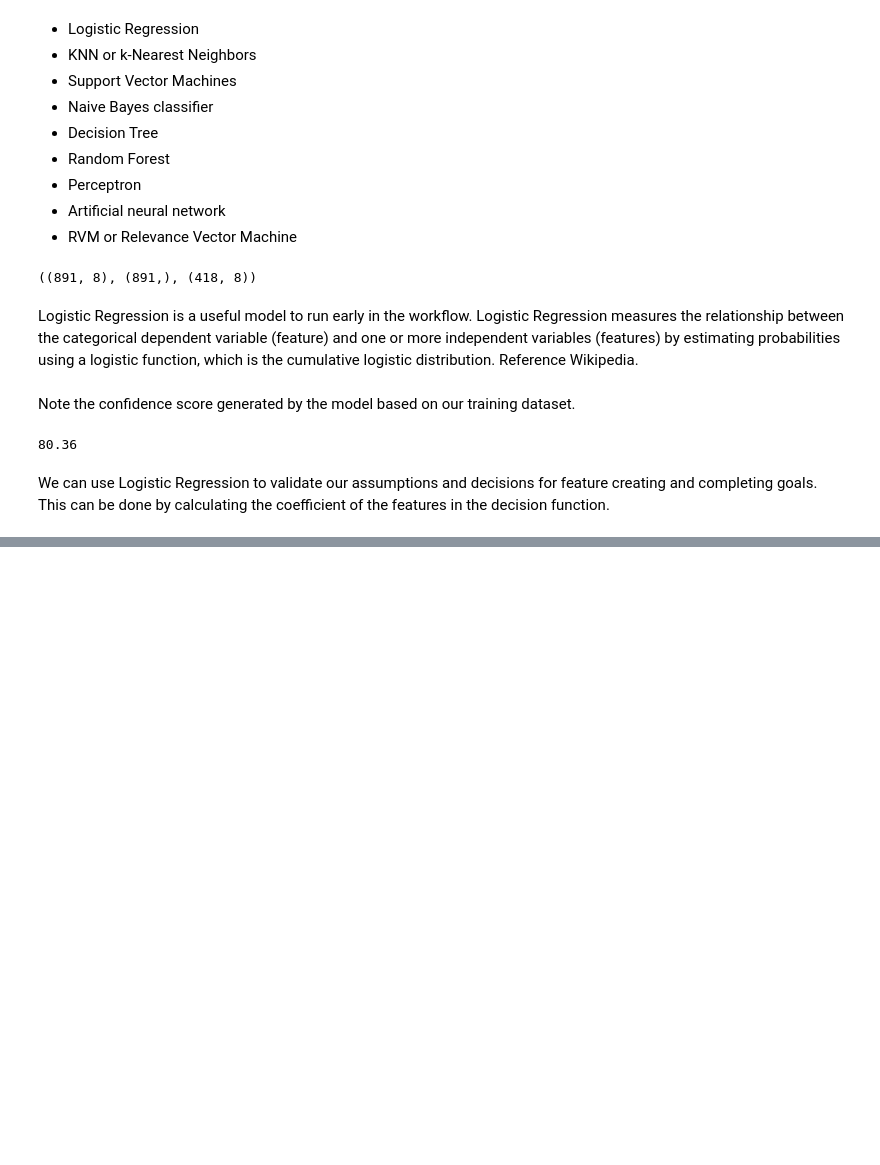
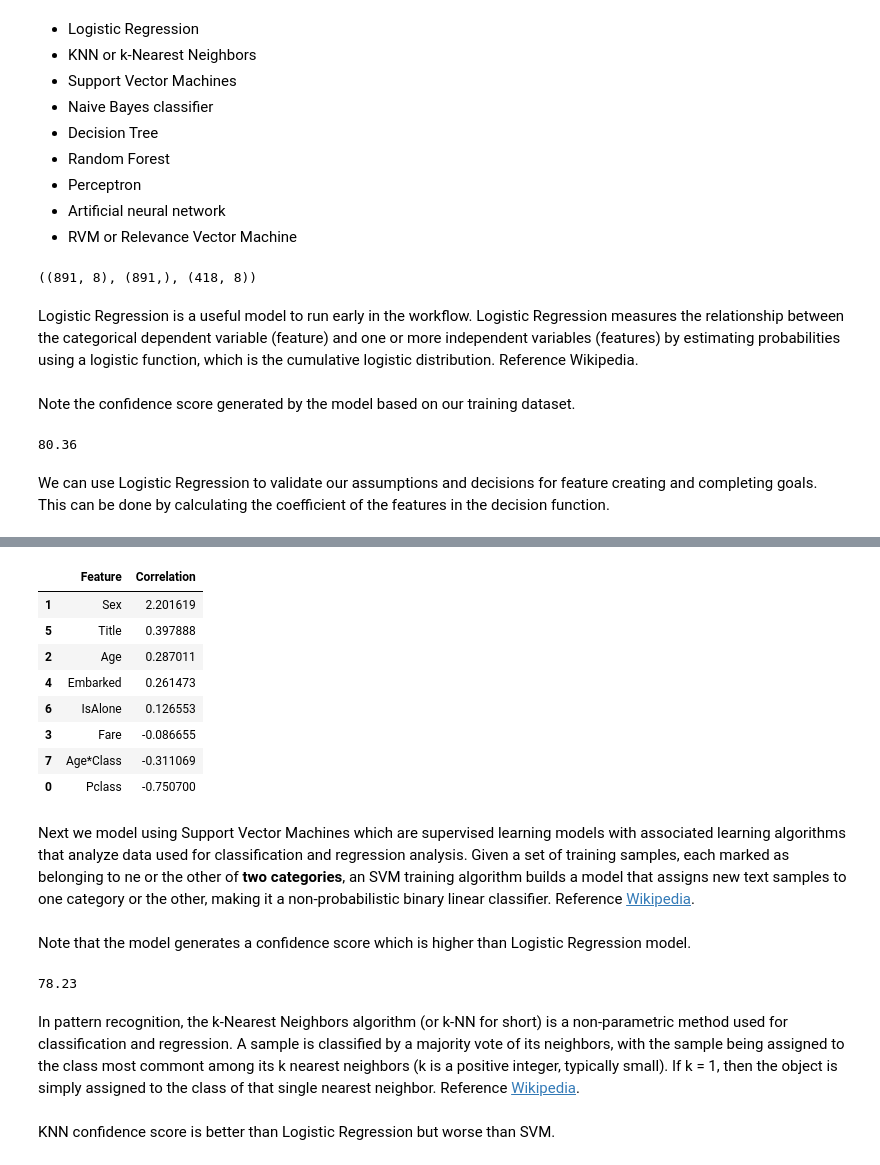
Before and after one commit to Sameta-cani/jwork, a Jupyter notebook: Titanic Data Science Solutions.ipynb, the cells around one changed output, grey strips where cells are left out. Drawn from its saved outputs; the diff is of its cells as text; code cells hidden in the pictures; blank space fills up the shorter version.

```diff
--- a/Titanic Data Science Solutions.ipynb
+++ b/Titanic Data Science Solutions.ipynb
@@ -993,0 +1003,34 @@ We can use Logistic Regression to validate our assumptions and decisions for fea
+# %%
+coeff_df = pd.DataFrame(train_df.columns.delete(0))
+coeff_df.columns = ['Feature']
+coeff_df["Correlation"] = pd.Series(logreg.coef_[0])
+
+coeff_df.sort_values(by='Correlation', ascending=False)
+# %% [output]
+|  | Feature | Correlation |
+| 1 | Sex | 2.201619 |
+| 5 | Title | 0.397888 |
+| 2 | Age | 0.287011 |
+| 4 | Embarked | 0.261473 |
+| 6 | IsAlone | 0.126553 |
+| 3 | Fare | -0.086655 |
+| 7 | Age*Class | -0.311069 |
+| 0 | Pclass | -0.750700 |
+# %% [markdown]
+Next we model using Support Vector Machines which are supervised learning models with associated learning algorithms that analyze data used for classification and regression analysis. Given a set of training samples, each marked as belonging to ne or the other of <b>two categories</b>, an SVM training algorithm builds a model that assigns new text samples to one category or the other, making it a non-probabilistic binary linear classifier. Reference <a href='https://en.wikipedia.org/wiki/Support_vector_machine' target='blank'>Wikipedia</a>.
+# %% [markdown]
+Note that the model generates a confidence score which is higher than Logistic Regression model.
+# %%
+# Support Vector Machines
+
+svc = SVC()
+svc.fit(X_train, Y_train)
+Y_pred = svc.predict(X_test)
+acc_svc = round(svc.score(X_train, Y_train) * 100, 2)
+acc_svc
+# %% [output]
+78.23
+# %% [markdown]
+In pattern recognition, the k-Nearest Neighbors algorithm (or k-NN for short) is a non-parametric method used for classification and regression. A sample is classified by a majority vote of its neighbors, with the sample being assigned to the class most commont among its k nearest neighbors (k is a positive integer, typically small). If k = 1, then the object is simply assigned to the class of that single nearest neighbor. Reference <a href='https://en.wikipedia.org/wiki/K-nearest_neighbors_algorithm' target='blank'>Wikipedia</a>.
+# %% [markdown]
+KNN confidence score is better than Logistic Regression but worse than SVM.
```
Also changed, not shown: parts of 26 cells of this notebook.
